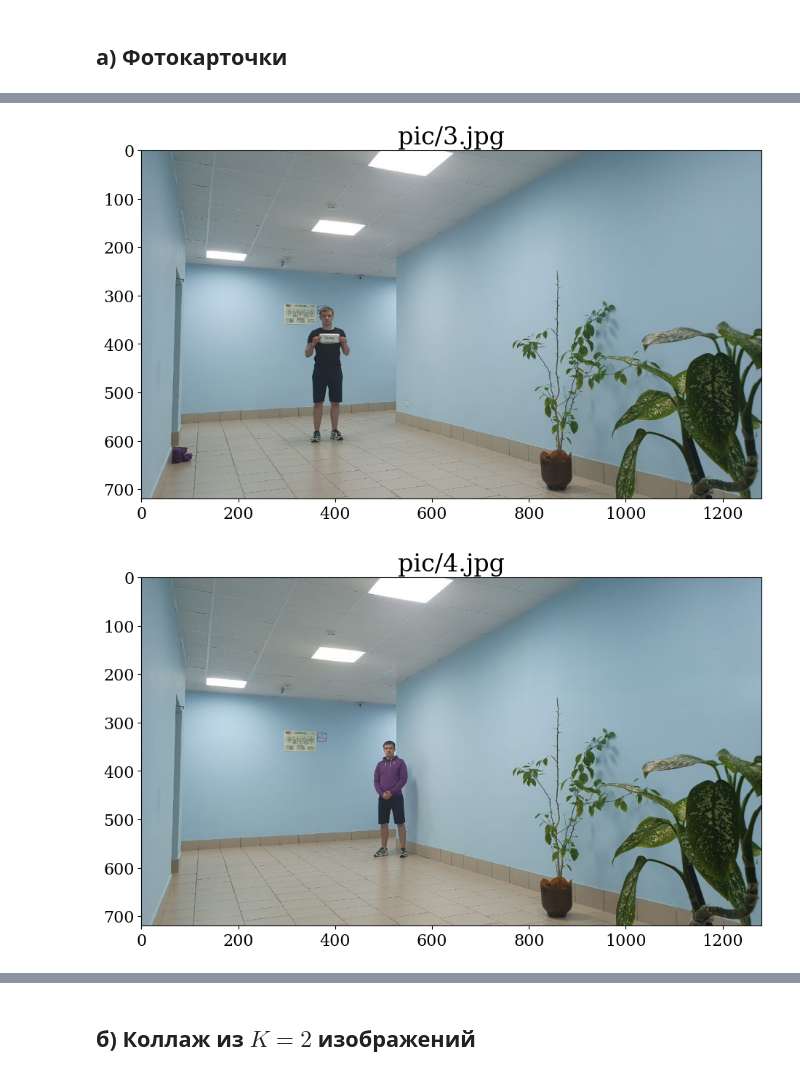
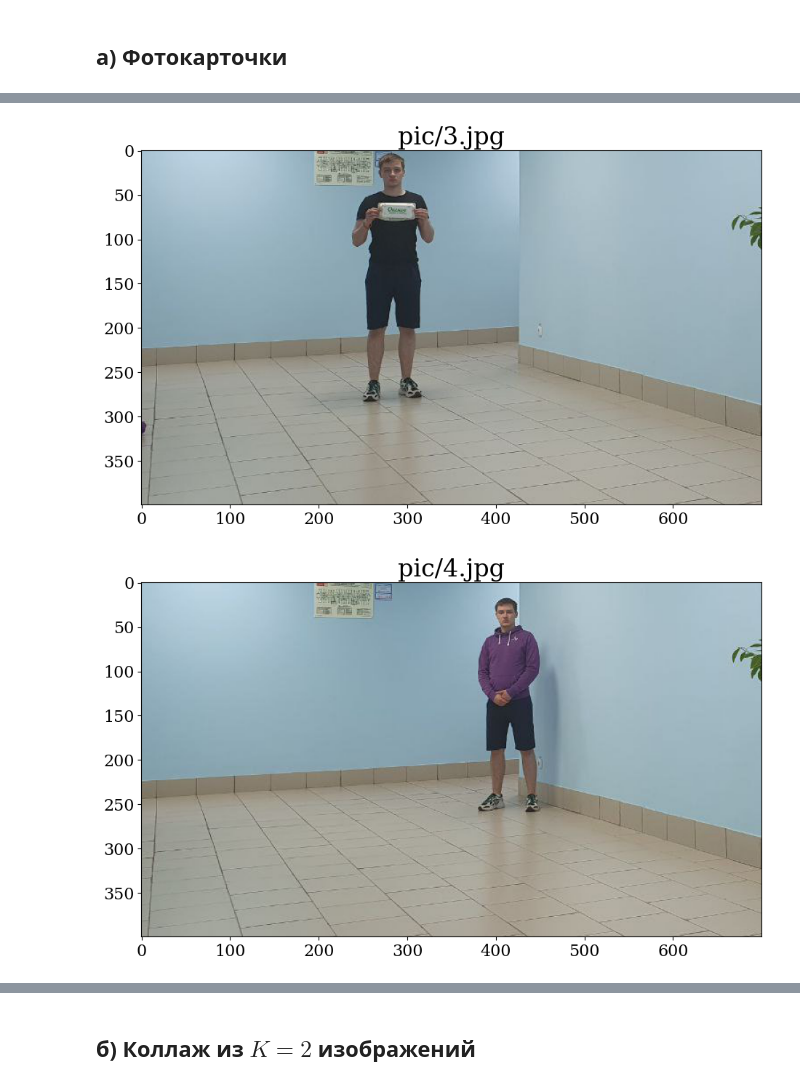
Before and after one commit to SuperCrabLover/BMS_Course_Collage_Prac, a Jupyter notebook: Prac_1.ipynb, the cells around one changed output, grey strips where cells are left out. Cells and saved outputs as stored; diff of their text form; code cells hidden in the pictures.

```diff
--- a/Prac_1.ipynb
+++ b/Prac_1.ipynb
@@ -19,12 +23,12 @@ plt.rcParams['axes.labelsize'] = 16
 pic_paths = ["pic/" + str(i + 1) + ".jpg" for i in range(5)]
 back_path = "pic/back.jpg"
 # %%
-plt.imshow(plt.imread(back_path))
+plt.imshow(plt.imread(back_path)[320:, 100:800, :])
 plt.title(back_path)
 plt.show()
 
 for pic_path in pic_paths:
-    plt.imshow(plt.imread(pic_path))
+    plt.imshow(plt.imread(pic_path)[320:, 100:800, :])
     plt.title(pic_path)
     plt.show()
 # %% [output]
@@ -34,2 +38,2 @@ for pic_path in pic_paths:
-[figure, old version]
+[figure, new version]
-[figure, old version]
+[figure, new version]
```
Also changed, not shown: parts of 21 cells of this notebook.
